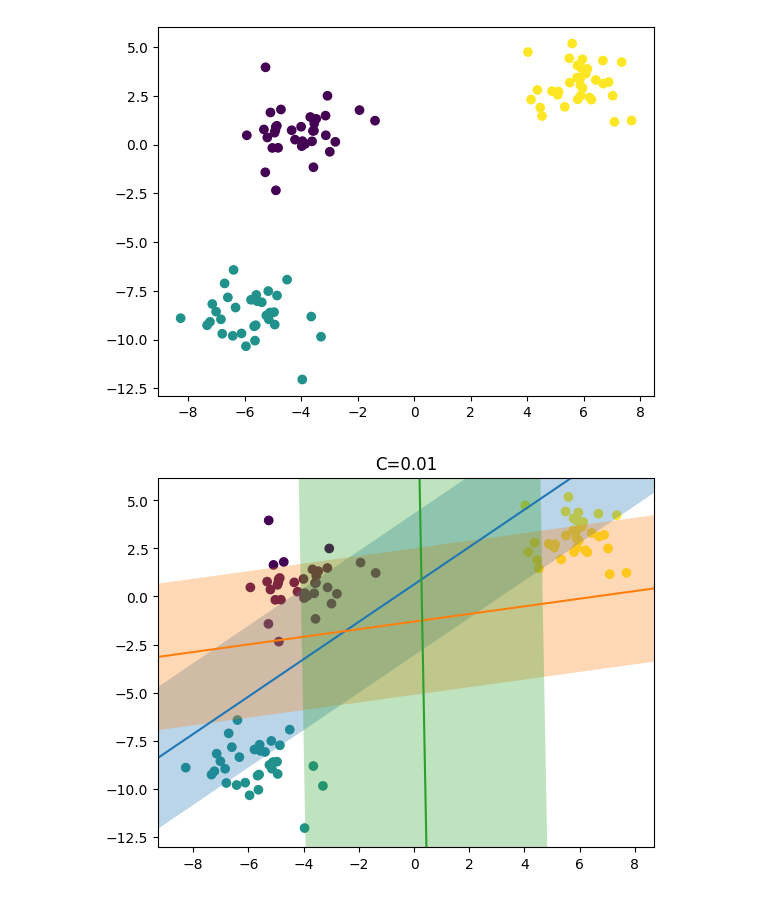
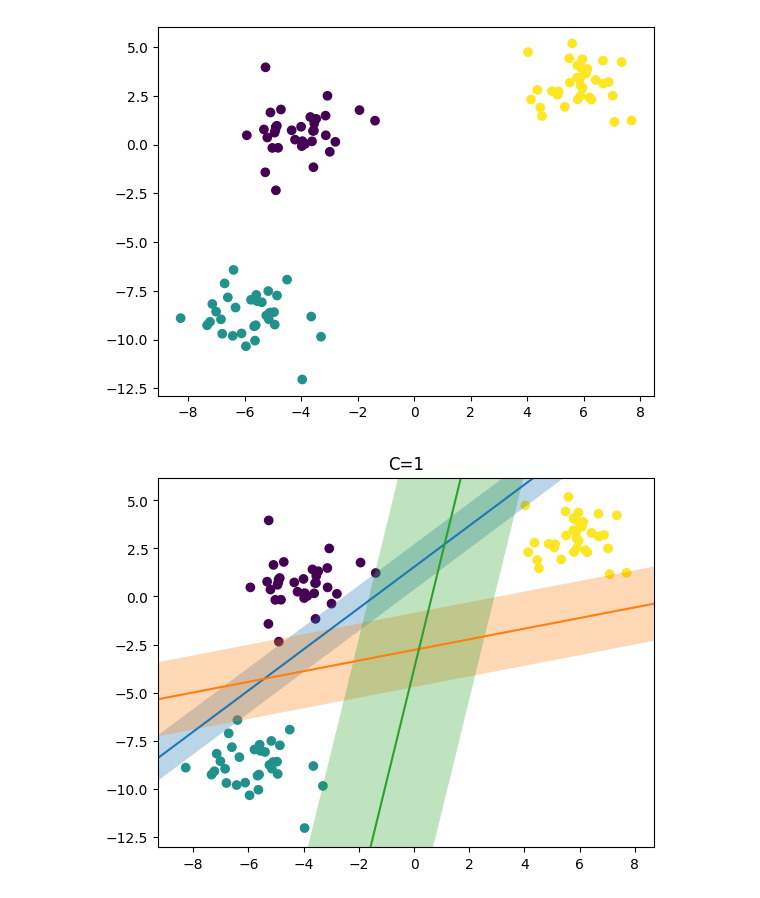
Before and after one commit to cyp-ark/SVM, a Jupyter notebook: code.ipynb, the cells around one changed output. Cells and saved outputs as stored; diff of their text form; code cells hidden in the pictures.

```diff
--- a/code.ipynb
+++ b/code.ipynb
@@ -206,7 +206,7 @@ plt.show()
 # %% [markdown]
 ## 4. Multiclass SVM
 # %%
-X4, y4 = datasets.make_blobs(random_state=17)
+X4, y4 = datasets.make_blobs(centers=3,random_state=17)
 
 df4 = pd.DataFrame(X4, columns=['x1', 'x2'])
 df4['class'] = y4
@@ -216,22 +216,22 @@ plt.scatter('x1', 'x2', c='class', data=df4)
 <matplotlib.collections.PathCollection at 0x...>
 [figure]
 # %%
-linear_svm4 = LinearSVC(C=0.01).fit(X4,y4)
+linear_svm4 = LinearSVC(C=10).fit(X4,y4)
 
 line = np.linspace(-15,15)
 
 fig = plt.figure()
 
 plt.scatter('x1', 'x2', c='class',data=df4)
 
 for coef, intercept in zip(linear_svm4.coef_,linear_svm4.intercept_):
     plt.plot(line,-(line*coef[0]+intercept)/coef[1])
     plt.fill_between(line,-(line*coef[0]+intercept+1)/coef[1],-(line*coef[0]+intercept-1)/coef[1],alpha=0.3)
 
-plt.title("C=0.01")
+plt.title("C=1")
 plt.xlim([min(df4['x1'])-1,max(df4['x1'])+1])
 plt.ylim([min(df4['x2'])-1,max(df4['x2'])+1])
 
 plt.show()
 # %% [output]
-[figure, old version]
+[figure, new version]
```
Also changed, not shown: parts of 1 cell of this notebook.
